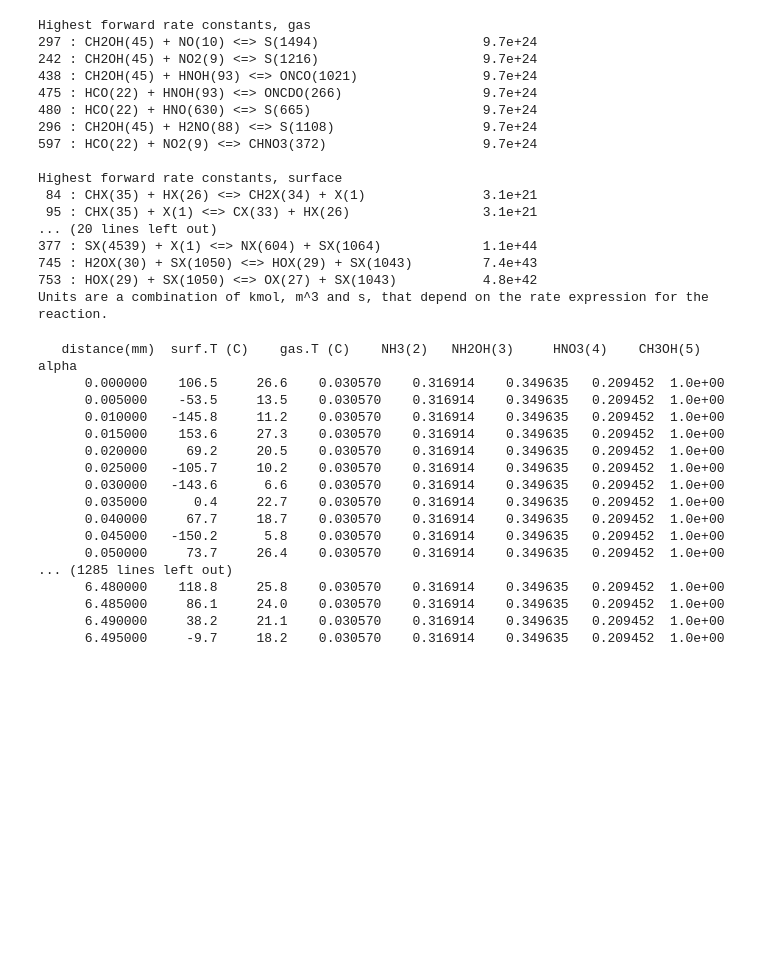
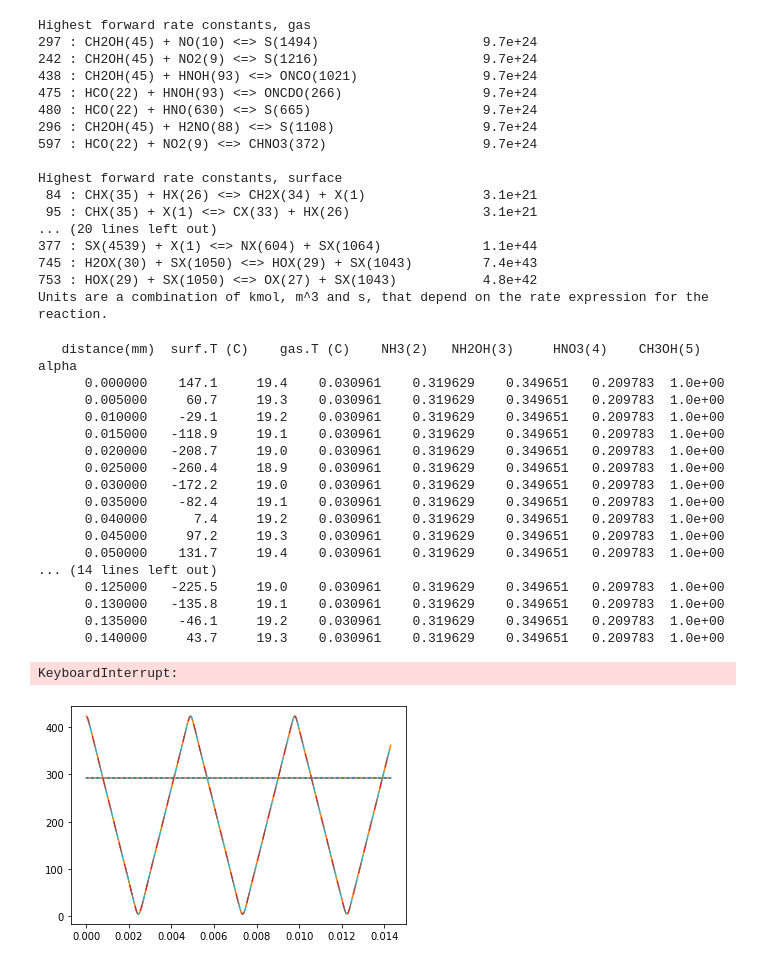
Before and after one commit to ChrisBNEU/HAN, a Jupyter notebook: CanteraModels/rocketman_temp_profile.ipynb, the cells around one changed output. Saved outputs shown, nothing was run; the diff lists cells and outputs as text; code cells hidden in the pictures; blank space fills up the shorter version.

```diff
--- a/CanteraModels/rocketman_temp_profile.ipynb
+++ b/CanteraModels/rocketman_temp_profile.ipynb
@@ -240,22 +164,0 @@ plt.plot(ans.t,ans.y[0])
-# %%
-def gas_dT(z,T):
-    '''
-    takes T_inlet of gas and returns dTdz of gas phase based on Mitsubishi paper, 1D
-    use solve_ivp
-    '''
-    gas.TP = T, pressure
-    gas_heat = np.dot(gas.net_rates_of_progress, gas.delta_enthalpy) # heat evolved by gas phase reaction
-    #[kmol/m^3/s]*[J/kmol] = W/m^3
-    convection_term = cat_area_per_vol*h*(surf.T - gas.T) # W/m^3
-    #[m^2/m^2]*[W/m^2-K]*[K] = W/m^3
-    radiation = cat_area_per_vol*stefboltz*(eps_prime*(surf.T)**4-eps_prime*(gas.T)**4)
-
-    velocity = mass_flow_rate / (gas.density * cross_section_area)
-
-    dTgdz = (gas_heat + convection_term + radiation)/(gas.density*gas.cp*velocity)
-    return dTgdz
-
-surf.TP = 473, pressure
-test = solve_ivp(gas_dT, [0,1e-5], [293])
-plt.plot(test.t,test.y[0])
-test.t
@@ -460,7 +354,7 @@ cov = surf.coverages
 
 # create a new reactor
 gas.TDY = TDY
-r = ct.IdealGasReactor(gas, energy='off')
+r = ct.IdealGasReactor(gas, energy='on')
 surf.TP = 150 +273, pressure
 # print(surf.T)
 r.volume = r_vol
@@ -599,49 +493,51 @@ for n in range(NReactors):
     dist = n * r_len * 1.0e3   # distance in mm
 
     gas_heat = np.dot(gas.net_rates_of_progress, gas.delta_enthalpy) # heat evolved by gas phase reaction
     surface_heat = cat_area_per_vol * np.dot(surf.net_rates_of_progress, surf.delta_enthalpy) # heat evolved by surf phase reaction
     alpha = surface_heat / (surface_heat + gas_heat) # fraction of heat release that is on surface.
 
 
     if not n % 10:
         print('    {:10f}  {:7.1f}  {:7.1f}  {:10f}  {:10f}  {:10f} {:10f}  {:5.1e}'.format(dist, surf.T-273.15,gas.T-273.15, *gas['NH3(2)','NH2OH(3)','HNO3(4)','CH3OH(5)'].X, alpha ))
 #         print('{:7.1f}  {:7.1f}  {:7.1f}'.format(r.T-273.15,gas.T-273.15,surf.T-273.15))
 #         print('\n',cov,'\n')
 #       write the gas mole fractions and surface coverages vs. distance
         writer.writerow([dist, gas.T - 273.15, surf.T - 273.15, r.thermo.P/ct.one_atm] +
                     list(gas.X) + list(surf.coverages) + [gas_heat, surface_heat, alpha])
 #         print(f"\nheats {gas_heat:.0f}, {surface_heat:.0f}")
 
 #     rxns, values, indeces= stick_greater_than_1(surf.T)
 
 #     violating_rxns.append(rxns)
 #     violating_sticks.append(values)
 #     violating_indeces.append(indeces)
 
 outfile.close()
 print("Results saved to '{0}'".format(output_filename))
 
 # with open("integration_flux_data.txt",'w') as f:
 #     for (sp1,sp2),flux in integration_flux_data.items():
 #         f.write("{} {} {}\n".format(sp1,sp2,flux))
 # %% [output]
    distance(mm)  surf.T (C)    gas.T (C)    NH3(2)   NH2OH(3)     HNO3(4)    CH3OH(5)  alpha
-      0.000000    106.5     26.6    0.030570    0.316914    0.349635   0.209452  1.0e+00
-      0.005000    -53.5     13.5    0.030570    0.316914    0.349635   0.209452  1.0e+00
-      0.010000   -145.8     11.2    0.030570    0.316914    0.349635   0.209452  1.0e+00
-      0.015000    153.6     27.3    0.030570    0.316914    0.349635   0.209452  1.0e+00
-      0.020000     69.2     20.5    0.030570    0.316914    0.349635   0.209452  1.0e+00
-      0.025000   -105.7     10.2    0.030570    0.316914    0.349635   0.209452  1.0e+00
-      0.030000   -143.6      6.6    0.030570    0.316914    0.349635   0.209452  1.0e+00
-      0.035000      0.4     22.7    0.030570    0.316914    0.349635   0.209452  1.0e+00
-      0.040000     67.7     18.7    0.030570    0.316914    0.349635   0.209452  1.0e+00
-      0.045000   -150.2      5.8    0.030570    0.316914    0.349635   0.209452  1.0e+00
-      0.050000     73.7     26.4    0.030570    0.316914    0.349635   0.209452  1.0e+00
-... (1285 lines left out)
-      6.480000    118.8     25.8    0.030570    0.316914    0.349635   0.209452  1.0e+00
-      6.485000     86.1     24.0    0.030570    0.316914    0.349635   0.209452  1.0e+00
-      6.490000     38.2     21.1    0.030570    0.316914    0.349635   0.209452  1.0e+00
-      6.495000     -9.7     18.2    0.030570    0.316914    0.349635   0.209452  1.0e+00
+      0.000000    147.1     19.4    0.030961    0.319629    0.349651   0.209783  1.0e+00
+      0.005000     60.7     19.3    0.030961    0.319629    0.349651   0.209783  1.0e+00
+      0.010000    -29.1     19.2    0.030961    0.319629    0.349651   0.209783  1.0e+00
+      0.015000   -118.9     19.1    0.030961    0.319629    0.349651   0.209783  1.0e+00
+      0.020000   -208.7     19.0    0.030961    0.319629    0.349651   0.209783  1.0e+00
+      0.025000   -260.4     18.9    0.030961    0.319629    0.349651   0.209783  1.0e+00
+      0.030000   -172.2     19.0    0.030961    0.319629    0.349651   0.209783  1.0e+00
+      0.035000    -82.4     19.1    0.030961    0.319629    0.349651   0.209783  1.0e+00
+      0.040000      7.4     19.2    0.030961    0.319629    0.349651   0.209783  1.0e+00
+      0.045000     97.2     19.3    0.030961    0.319629    0.349651   0.209783  1.0e+00
+      0.050000    131.7     19.4    0.030961    0.319629    0.349651   0.209783  1.0e+00
+... (14 lines left out)
+      0.125000   -225.5     19.0    0.030961    0.319629    0.349651   0.209783  1.0e+00
+      0.130000   -135.8     19.1    0.030961    0.319629    0.349651   0.209783  1.0e+00
+      0.135000    -46.1     19.2    0.030961    0.319629    0.349651   0.209783  1.0e+00
+      0.140000     43.7     19.3    0.030961    0.319629    0.349651   0.209783  1.0e+00
+KeyboardInterrupt:
+[figure, added]
 # %%
 np.dot(surf.net_rates_of_progress,surf.delta_enthalpy)
 np.max(surf.net_rates_of_progress)
```
Also changed, not shown: parts of 11 cells of this notebook.
